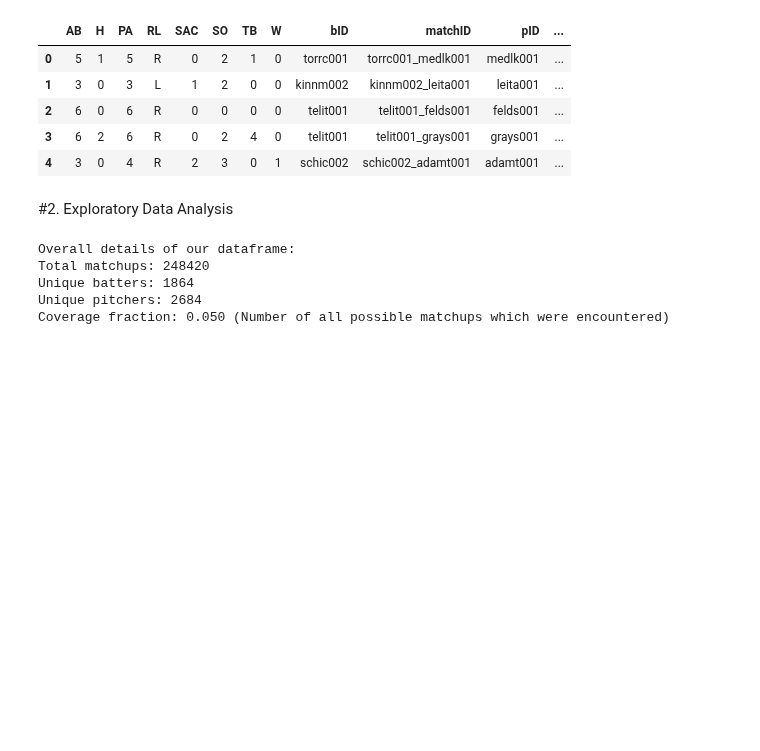
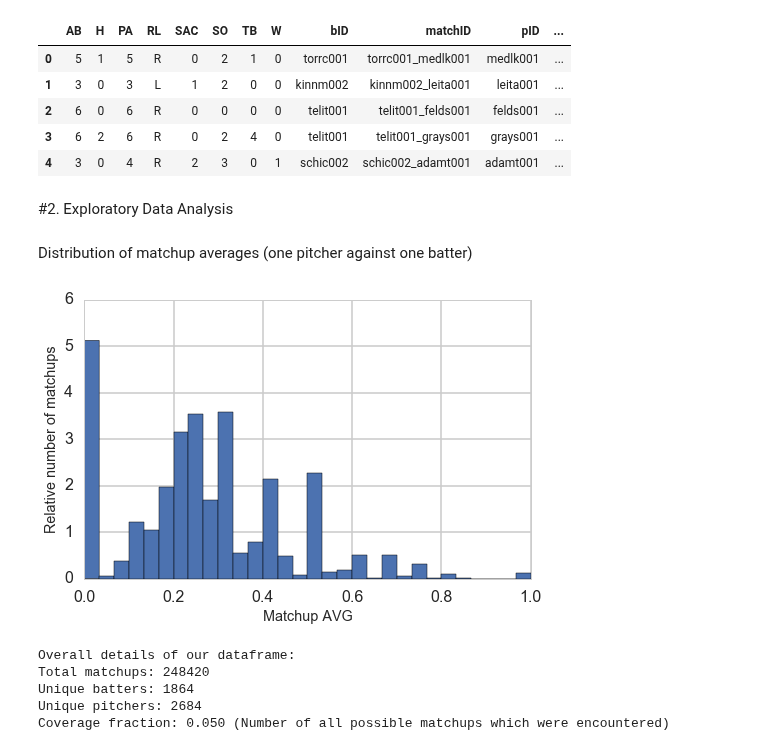
Before and after one commit to bacook17/CS109_baseball, a Jupyter notebook: Master_Notebook.ipynb, the cells around one changed output. Cells and saved outputs as stored; diff of their text form; code cells hidden in the pictures; blank space fills up the shorter version.

```diff
--- a/Master_Notebook.ipynb
+++ b/Master_Notebook.ipynb
@@ -451,6 +412,18 @@ get_one = np.random.choice
 # %%
 #Reload the dataframe from this point, if desiring to start from this point.
 big_df = pd.read_csv("data/big.csv")
+# %% [markdown]
+Distribution of matchup averages (one pitcher against one batter)
+# %%
+AVG = big_df.AVG.values
+AVG[np.isnan(AVG)] =0.
+fig, axis = plt.subplots(figsize=(8,5))
+axis.hist(big_df.AVG, bins=30, normed=True)
+axis.set_xlabel('Matchup AVG', fontsize='x-large')
+axis.set_ylabel('Relative number of matchups', fontsize='x-large')
+plt.savefig('/Users/bcook/Desktop/matchup_avg.jpg')
+# %% [output]
+[figure, added]
 # %%
 print("Overall details of our dataframe:")
 print('Total matchups: %d'%(len(bigdf)))
```
Also changed, not shown: parts of 131 cells of this notebook, 22 other files.
